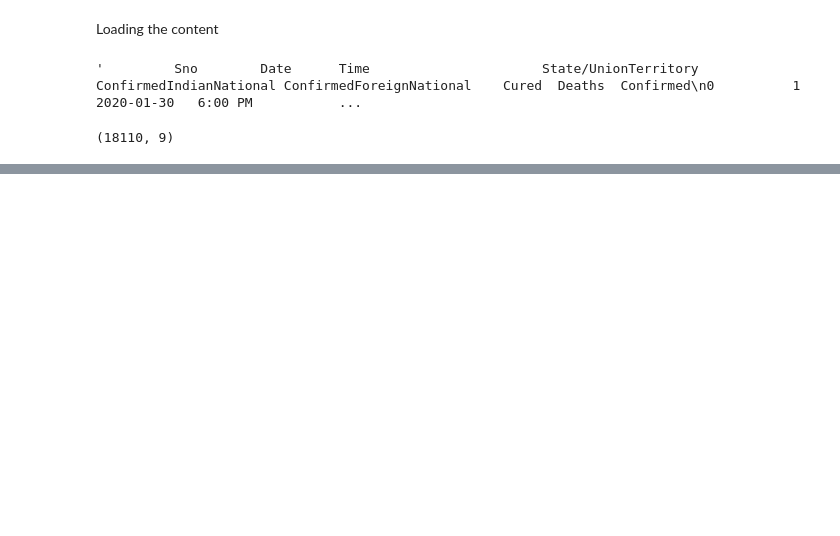
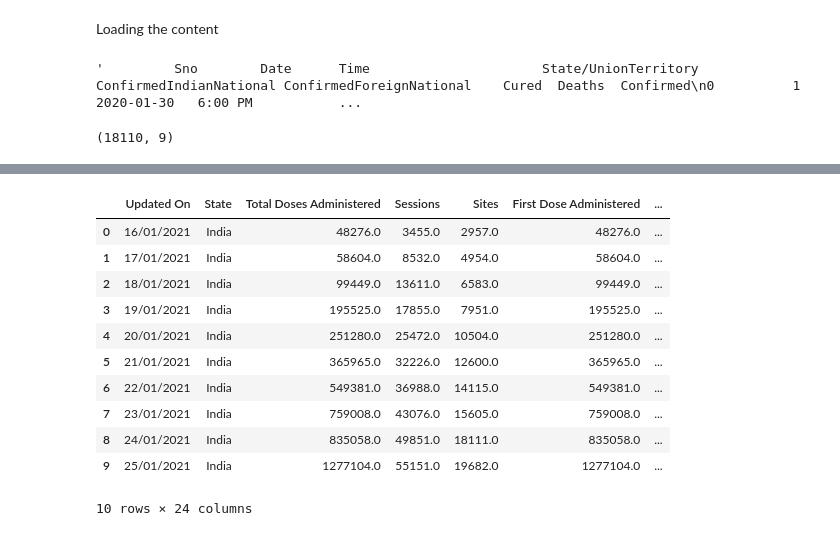
Before and after one commit to Imrkraghu/Rohit_AI_ML, a Jupyter notebook: Rohit_AI_ML/documents/Example of data analysis applied to real-world industrial problems/covid.ipynb, the cells around one changed output, grey strips where cells are left out. Cells and saved outputs as stored; diff of their text form; code cells hidden in the pictures; blank space fills up the shorter version.

```diff
--- a/Rohit_AI_ML/documents/Example of data analysis applied to real-world industrial problems/covid.ipynb
+++ b/Rohit_AI_ML/documents/Example of data analysis applied to real-world industrial problems/covid.ipynb
@@ -18,0 +70,17 @@ covidfile.shape
+# %%
+vaccinefile = pd.read_csv("covid_vaccine_statewise.csv")
+# %%
+vaccinefile.head(10)
+# %% [output]
+|  | Updated On | State | Total Doses Administered | Sessions | Sites | First Dose Administered | ... |
+| 0 | 16/01/2021 | India | 48276.0 | 3455.0 | 2957.0 | 48276.0 | ... |
+| 1 | 17/01/2021 | India | 58604.0 | 8532.0 | 4954.0 | 58604.0 | ... |
+| 2 | 18/01/2021 | India | 99449.0 | 13611.0 | 6583.0 | 99449.0 | ... |
+| 3 | 19/01/2021 | India | 195525.0 | 17855.0 | 7951.0 | 195525.0 | ... |
+| 4 | 20/01/2021 | India | 251280.0 | 25472.0 | 10504.0 | 251280.0 | ... |
+| 5 | 21/01/2021 | India | 365965.0 | 32226.0 | 12600.0 | 365965.0 | ... |
+| 6 | 22/01/2021 | India | 549381.0 | 36988.0 | 14115.0 | 549381.0 | ... |
+| 7 | 23/01/2021 | India | 759008.0 | 43076.0 | 15605.0 | 759008.0 | ... |
+| 8 | 24/01/2021 | India | 835058.0 | 49851.0 | 18111.0 | 835058.0 | ... |
+| 9 | 25/01/2021 | India | 1277104.0 | 55151.0 | 19682.0 | 1277104.0 | ... |
+10 rows × 24 columns
```
Also changed, not shown: parts of 7 cells of this notebook.
